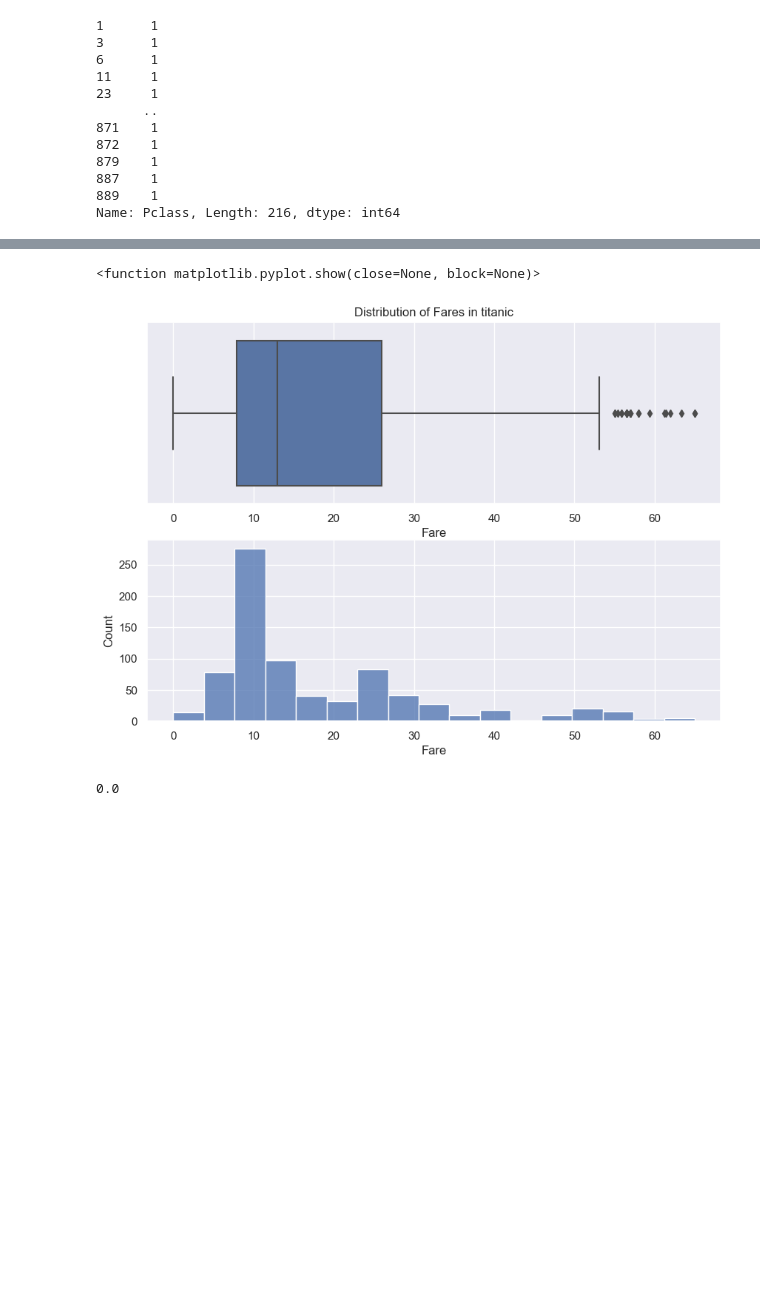
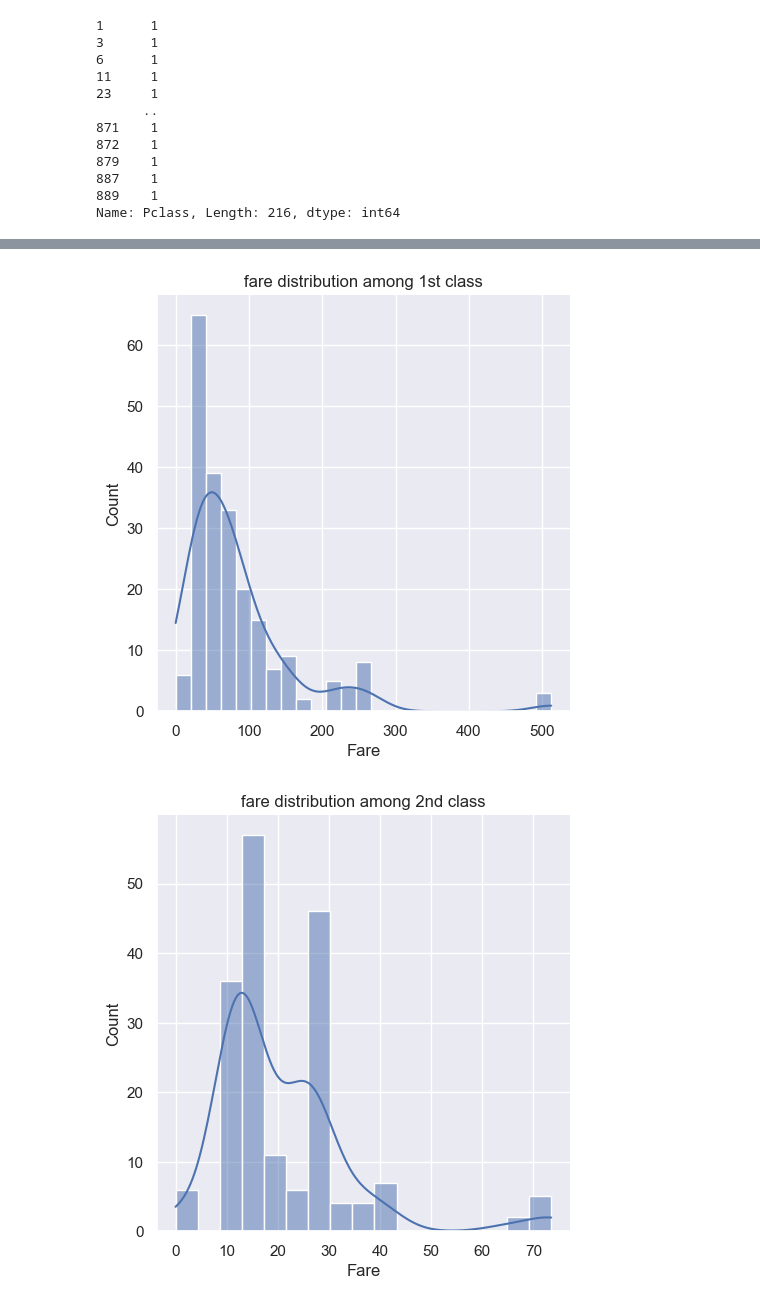
Before and after one commit to viz-graffito/Titanic-Death-Predictor, a Jupyter notebook: main.ipynb, the cells around one changed output, grey strips where cells are left out. Drawn from its saved outputs; the diff is of its cells as text; code cells hidden in the pictures; blank space fills up the shorter version.

```diff
--- a/main.ipynb
+++ b/main.ipynb
@@ -495,18 +502,18 @@ sns.displot(data=df, x=df['Fare'][df['Pclass'] == 2], kde=True)
-# %%
-plt.figure(figsize=(10,7))
-
-ax = plt.subplot(2,1,1)
-sns.boxplot(x=filtered_df.Fare)
-plt.title('Distribution of Fares in titanic')
-
-ax = plt.subplot(2,1,2)
-sns.histplot(x=filtered_df.Fare)
-
-plt.show
-# %% [output]
-<function matplotlib.pyplot.show(close=None, block=None)>
-[figure, removed]
-# %%
-df.Fare.min()
-# %% [output]
-0.0
+# %%
+
+sns.displot(data=df, x=df['Fare'][df['Pclass'] == 1], kde=True)
+plt.title('fare distribution among 1st class')
+
+sns.displot(data=df, x=df['Fare'][df['Pclass'] == 2], kde=True)
+plt.title('fare distribution among 2nd class')
+
+
+sns.displot(data=df, x=df['Fare'][df['Pclass'] == 3], kde=True)
+plt.title('fare distribution among 3rd class')
+
+#plot
+plt.tight_layout()
+plt.show()
+# %% [output]
+[figure, added]
+[figure, added]
```
Also changed, not shown: parts of 69 cells of this notebook.
